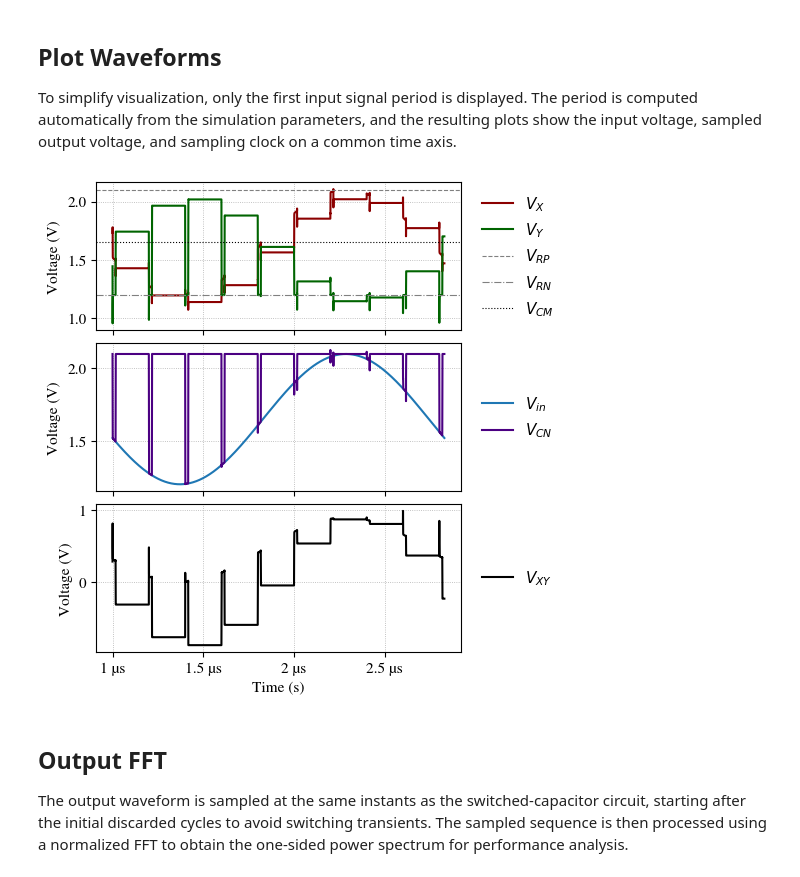
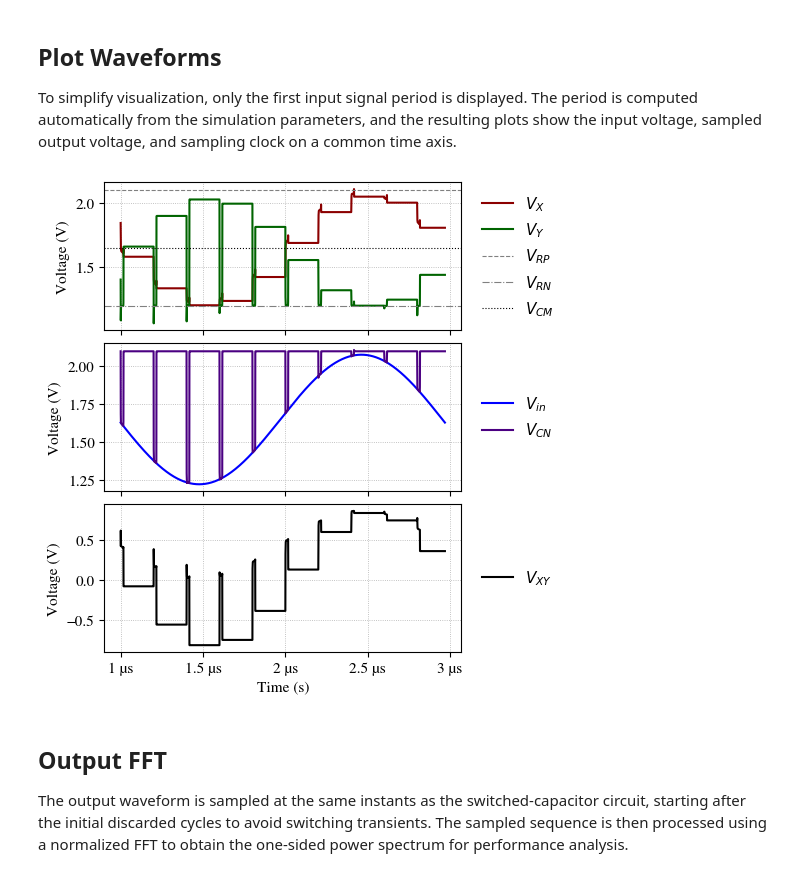
Before and after one commit to Gior-gio/Chipathon-2026-OnChipSAR, a Jupyter notebook: designs/sar_adc/dac/dac_sw_4state/xschem/tb_passiveSDC.ipynb, the cells around one changed output. Drawn from its saved outputs; the diff is of its cells as text; code cells hidden in the pictures.

```diff
--- a/designs/sar_adc/dac/dac_sw_4state/xschem/tb_passiveSDC.ipynb
+++ b/designs/sar_adc/dac/dac_sw_4state/xschem/tb_passiveSDC.ipynb
@@ -203,14 +203,14 @@ def set_params(netlist, **params):
 # %%
 # PVT parameters
 MOS_CORNER = "ss"
-CAP_CORNER = "ss"
-VDD = 3.3*0.9
-TEMP = -40
+CAP_CORNER = "typical"
+VDD = 3.3
+TEMP = 27
 
 # Sampling parameters
 Fs = 5e6
-Ns = 64
-Nc = 7
+Ns = 128
+Nc = 13
 
 # Testbench parameters
 Nspare = 5
@@ -345,35 +345,35 @@ ax1.plot(data_plot["time"], data_plot["vx"], label=r"$V_X$", color="darkred")
 ax1.plot(data_plot["time"], data_plot["vy"], label=r"$V_Y$", color="darkgreen")
 
 ax1.axhline(VRP, color="gray", linestyle="--", linewidth=0.8, label=r"$V_{RP}$")
 ax1.axhline(VRN, color="gray", linestyle="-.", linewidth=0.8, label=r"$V_{RN}$")
 ax1.axhline(VCM, color="black", linestyle=":", linewidth=0.8, label=r"$V_{CM}$")
 
 ax1.set_ylabel("Voltage (V)")
 ax1.grid(True, linestyle=":", linewidth=0.6)
 ax1.legend(loc="center left", bbox_to_anchor=(1.02, 0.5), frameon=False)
 
 # Plot VIN and CN
-ax2.plot(data_plot["time"], data_plot["vin"], label=r"$V_{in}$", color="tab:blue")
+ax2.plot(data_plot["time"], data_plot["vin"], label=r"$V_{in}$", color="blue")
 ax2.plot(data_plot["time"], data_plot["cn"], label=r"$V_{CN}$", color="indigo")
 
 ax2.set_ylabel("Voltage (V)")
 ax2.grid(True, linestyle=":", linewidth=0.6)
 ax2.legend(loc="center left", bbox_to_anchor=(1.02, 0.5), frameon=False)
 
 # Plot VXY
 ax3.plot(data_plot["time"], data_plot["vxy"], label=r"$V_{XY}$", color="black")
 
 ax3.set_xlabel("Time (s)")
 ax3.set_ylabel("Voltage (V)")
 ax3.grid(True, linestyle=":", linewidth=0.6)
 ax3.legend(loc="center left", bbox_to_anchor=(1.02, 0.5), frameon=False)
 
 # Display the time axis using engineering notation
 ax3.xaxis.set_major_formatter(EngFormatter(unit="s"))
 
 plt.show()
 # %% [output]
-[figure, old version]
+[figure, new version]
 # %% [markdown]
 ## Output FFT
 
```
Also changed, not shown: parts of 7 cells of this notebook, 2 other files.
